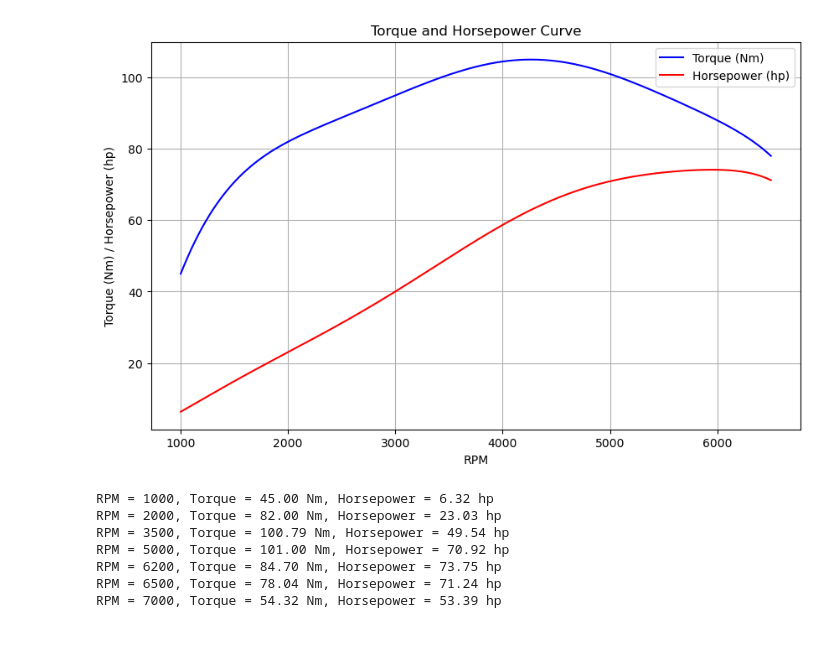
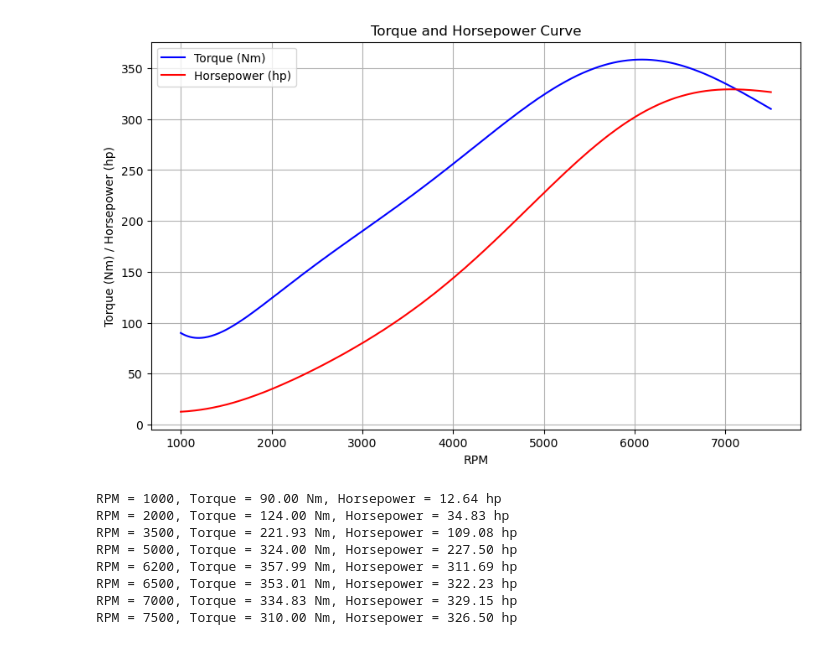
Before and after one commit to vougioukakis/car-acceleration-app, a Jupyter notebook: tools/torque_curve_generator.ipynb, the cells around one changed output. Saved outputs shown, nothing was run; the diff lists cells and outputs as text; code cells hidden in the pictures.

```diff
--- a/tools/torque_curve_generator.ipynb
+++ b/tools/torque_curve_generator.ipynb
@@ -16,17 +16,17 @@ points = np.array([
 
 ])"""
 points = np.array([
-    [1000, 70],
-    [2000, 90],      # rising torque
-    [3000, 115],      # mid-range torque
-    [3900, 143],     # pre-peak
-    [4800, 156],     # peak torque
-    #[5200, 152],     # post-peak
-    [6400, 147.7],   # matches power-based torque
-    [7000, 130],      # high rpm drop
+    [1000, 90],
+    [2000, 124],      # rising torque
+    [3000, 190],      # mid-range torque
+    [4000, 256],     # pre-peak
+    [5000, 324],     # peak torque
+    [5800, 356],   # matches power-based torque
+    [6700, 347],
+    [7500, 310],      # high rpm drop
 ])
 
-maxTq = 156
+maxTq = 314
 rpm = points[:, 0]
 torque = points[:, 1]
 
@@ -37,7 +37,7 @@ coefficients = np.polyfit(rpm, torque, degree)
 polynomial = np.poly1d(coefficients)
 
 # Generate smooth RPM values for plotting the polynomial
-rpm_smooth = np.linspace(rpm.min()-500, rpm.max()+500, 500)
+rpm_smooth = np.linspace(rpm.min()-1000, rpm.max()+500, 500)
 torque_smooth = polynomial(rpm_smooth)
 
 # Plot the data and the fitted polynomial curve
@@ -87,48 +87,49 @@ def plot_poly_with_hp(coeff_dict, x_start, x_end, num_points=500):
 
     # Calculate horsepower
     power_watts = torque * (2 * np.pi * rpm) / 60
     horsepower = power_watts / 745.7
 
     plt.figure(figsize=(10,6))
     plt.plot(rpm, torque, label='Torque (Nm)', color='blue')
     plt.plot(rpm, horsepower, label='Horsepower (hp)', color='red')
     plt.xlabel('RPM')
     plt.ylabel('Torque (Nm) / Horsepower (hp)')
     plt.title('Torque and Horsepower Curve')
     plt.grid(True)
     plt.legend()
     plt.show()
 
     return coeffs
 
 def evaluate_and_print(coeffs, x_values):
     y_values = np.polyval(coeffs, x_values)
     for xv, yv in zip(x_values, y_values):
         power_w = yv * (2 * np.pi * xv) / 60
         hp = power_w / 745.7
         print(f"RPM = {xv:.0f}, Torque = {yv:.2f} Nm, Horsepower = {hp:.2f} hp")
 
 coefficients_dict = {
-   "coefficient_0": -127.57310620518504,
-"coefficient_1": 0.3082052916145408,
-"coefficient_2": -0.00017963692176934233,
-"coefficient_3": 4.822643113424948e-08,
-"coefficient_4": -3.4923188921258585e-12,
-"coefficient_5": -9.09846444027128e-16,
-"coefficient_6": 1.907700384304408e-19,
-"coefficient_7": -1.029947654051e-23,
+  "coefficient_0": 474.75413594574826,
+"coefficient_1": -0.9356429491796222,
+"coefficient_2": 0.0008384783264329184,
+"coefficient_3": -3.6568593666614717e-07,
+"coefficient_4": 8.95405136398753e-11,
+"coefficient_5": -1.229693304143362e-14,
+"coefficient_6": 8.781921576055607e-19,
+"coefficient_7": -2.5349288968078166e-23,
 }
 
-coeffs = plot_poly_with_hp(coefficients_dict, 1000, 6500)
+coeffs = plot_poly_with_hp(coefficients_dict, 1000, 7500)
 
-x_points = [1000, 2000, 3500, 5000, 6200, 6500, 7000]
+x_points = [1000, 2000, 3500, 5000, 6200, 6500, 7000, 7500]
 evaluate_and_print(coeffs, x_points)
 # %% [output]
-[figure, old version]
+[figure, new version]
-RPM = 1000, Torque = 45.00 Nm, Horsepower = 6.32 hp
-RPM = 2000, Torque = 82.00 Nm, Horsepower = 23.03 hp
-RPM = 3500, Torque = 100.79 Nm, Horsepower = 49.54 hp
-RPM = 5000, Torque = 101.00 Nm, Horsepower = 70.92 hp
-RPM = 6200, Torque = 84.70 Nm, Horsepower = 73.75 hp
-RPM = 6500, Torque = 78.04 Nm, Horsepower = 71.24 hp
-RPM = 7000, Torque = 54.32 Nm, Horsepower = 53.39 hp
+RPM = 1000, Torque = 90.00 Nm, Horsepower = 12.64 hp
+RPM = 2000, Torque = 124.00 Nm, Horsepower = 34.83 hp
+RPM = 3500, Torque = 221.93 Nm, Horsepower = 109.08 hp
+RPM = 5000, Torque = 324.00 Nm, Horsepower = 227.50 hp
+RPM = 6200, Torque = 357.99 Nm, Horsepower = 311.69 hp
+RPM = 6500, Torque = 353.01 Nm, Horsepower = 322.23 hp
+RPM = 7000, Torque = 334.83 Nm, Horsepower = 329.15 hp
+RPM = 7500, Torque = 310.00 Nm, Horsepower = 326.50 hp
```
Also changed, not shown: parts of 1 cell of this notebook, 8 other files.
